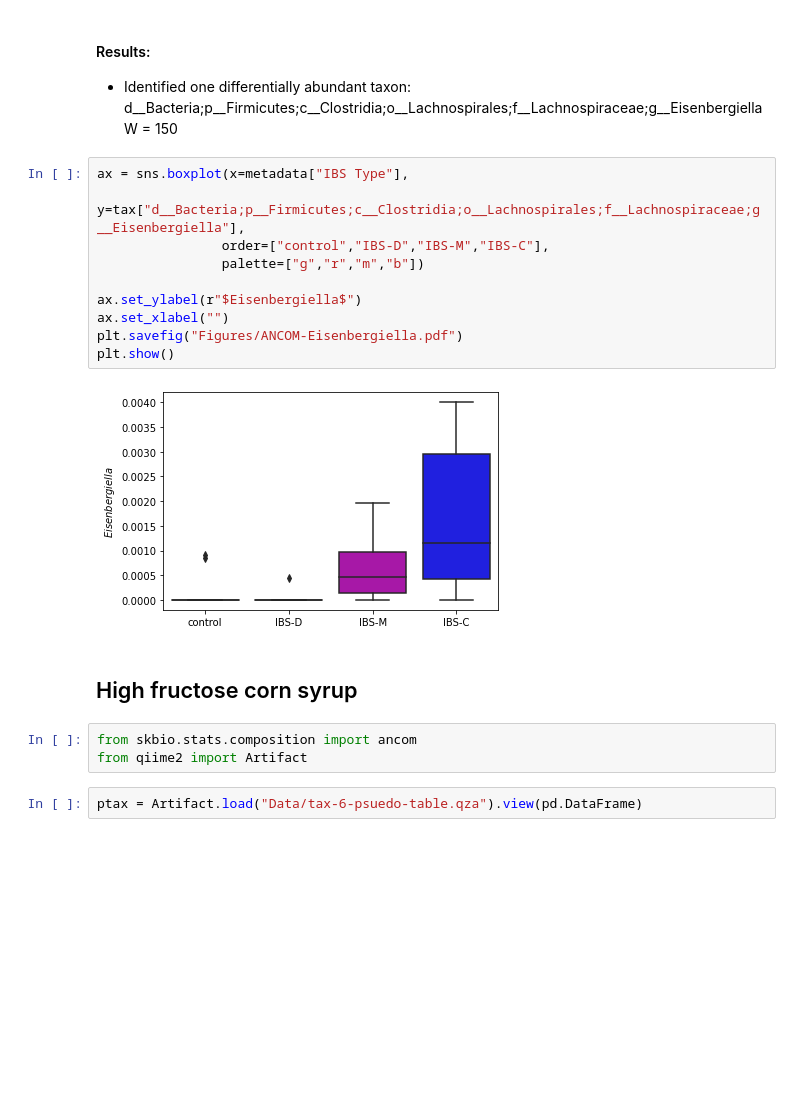
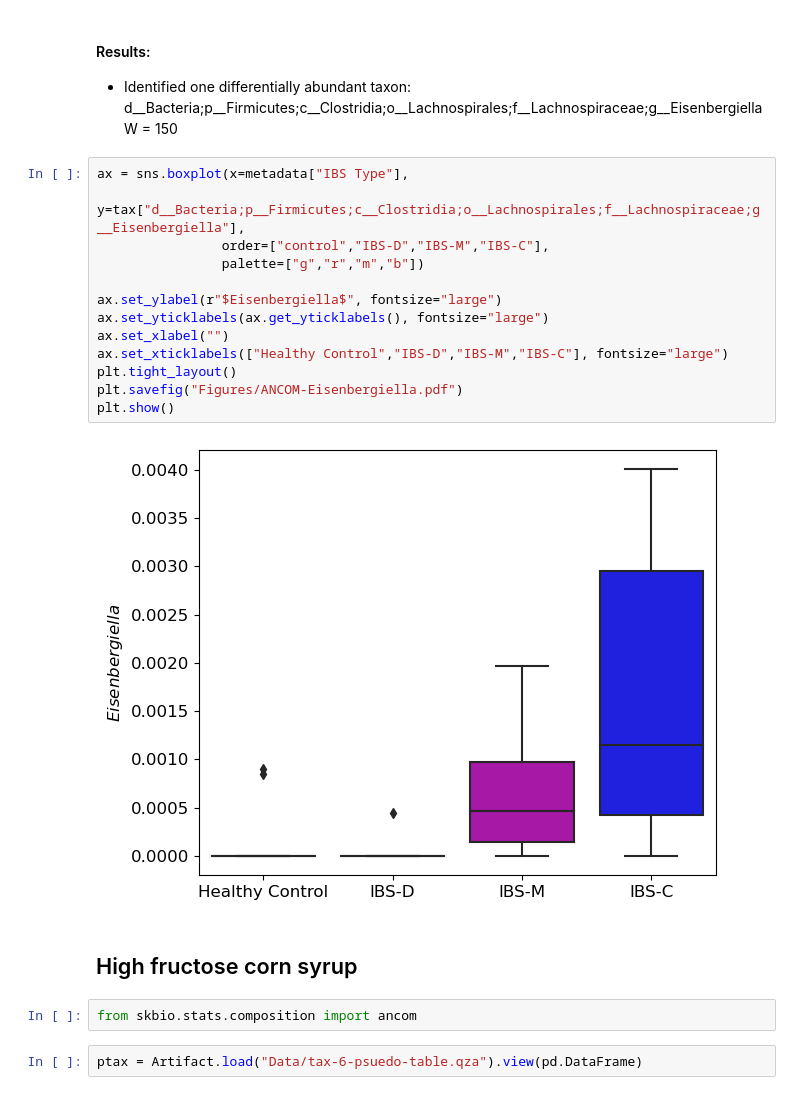
Before and after one commit to sterrettJD/Phadtare-IBS, a Jupyter notebook: Differential-Abundance.ipynb, the cells around one changed output. Cells and saved outputs as stored; diff of their text form; blank space fills up the shorter version.

Commit message:
update boxplot figs and import of artifact

```diff
--- a/Differential-Abundance.ipynb
+++ b/Differential-Abundance.ipynb
@@ -67,20 +70,22 @@ plt.show()
 # %%
 ax = sns.boxplot(x=metadata["IBS Type"],
                 y=tax["d__Bacteria;p__Firmicutes;c__Clostridia;o__Lachnospirales;f__Lachnospiraceae;g__Eisenbergiella"],
                 order=["control","IBS-D","IBS-M","IBS-C"],
                 palette=["g","r","m","b"])
 
-ax.set_ylabel(r"$Eisenbergiella$")
+ax.set_ylabel(r"$Eisenbergiella$", fontsize="large")
+ax.set_yticklabels(ax.get_yticklabels(), fontsize="large")
 ax.set_xlabel("")
+ax.set_xticklabels(["Healthy Control","IBS-D","IBS-M","IBS-C"], fontsize="large")
+plt.tight_layout()
 plt.savefig("Figures/ANCOM-Eisenbergiella.pdf")
 plt.show()
 # %% [output]
-[figure, old version]
+[figure, new version]
 # %% [markdown]
 ## High fructose corn syrup
 # %%
 from skbio.stats.composition import ancom
-from qiime2 import Artifact
 # %%
 ptax = Artifact.load("Data/tax-6-psuedo-table.qza").view(pd.DataFrame)
 # %%
```
Also changed, not shown: parts of 5 cells of this notebook.
